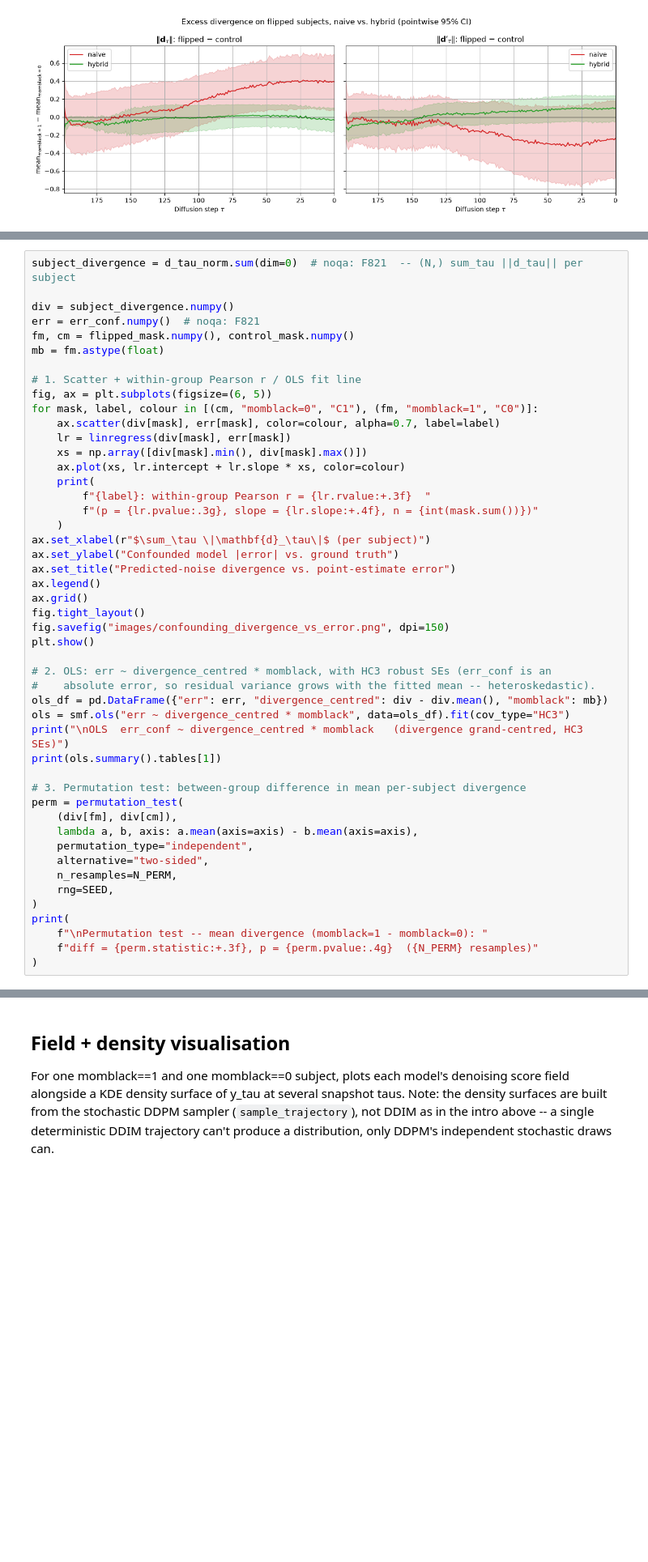
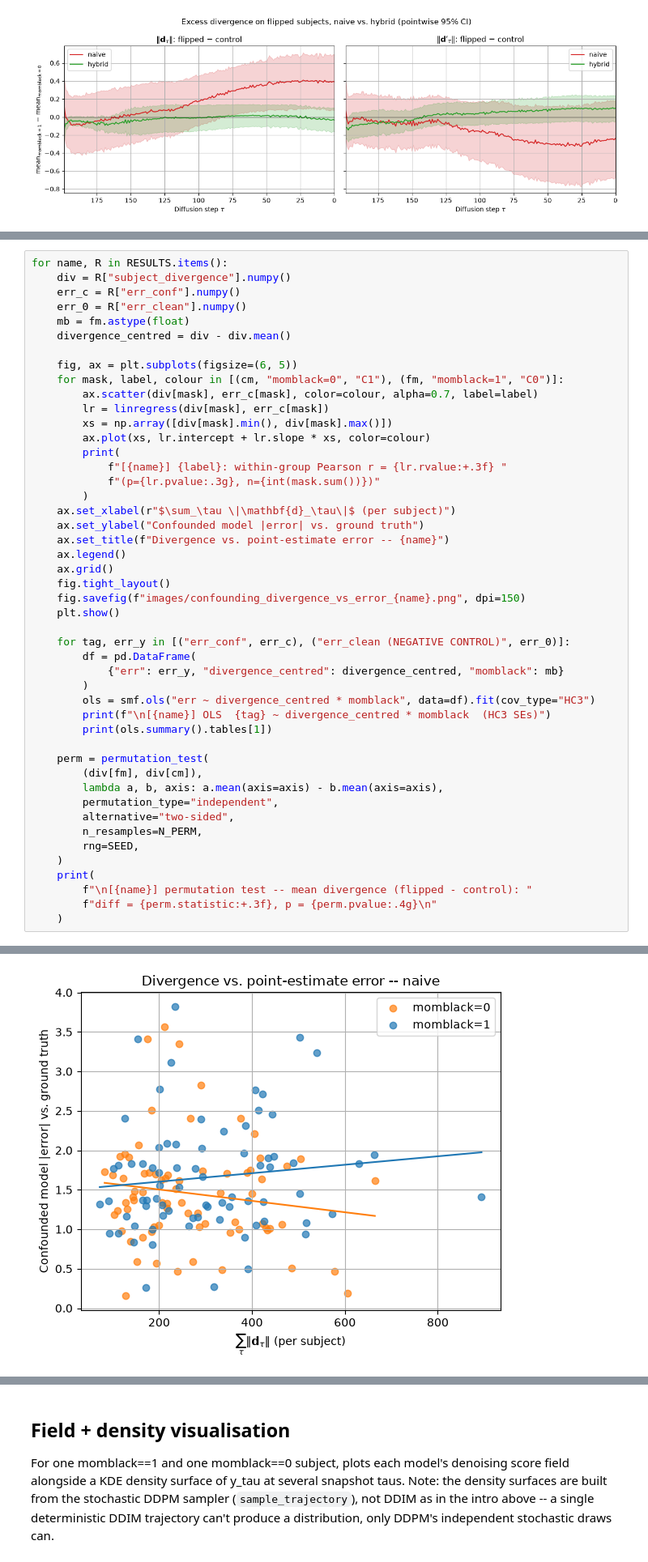
Before and after one commit to case547/diffusion-irregular-ehr, a Jupyter notebook: confounding_diffusion.ipynb, the cells around one changed output, grey strips where cells are left out. Shown at 81% size. Saved outputs shown, nothing was run; the diff lists cells and outputs as text; blank space fills up the shorter version.

```diff
--- a/confounding_diffusion.ipynb
+++ b/confounding_diffusion.ipynb
@@ -353,49 +349,48 @@ weak-but-nonzero relationship should be read as a lower bound.
 # %%
-subject_divergence = d_tau_norm.sum(dim=0)  # noqa: F821  -- (N,) sum_tau ||d_tau|| per subject
+for name, R in RESULTS.items():
+    div = R["subject_divergence"].numpy()
+    err_c = R["err_conf"].numpy()
+    err_0 = R["err_clean"].numpy()
+    mb = fm.astype(float)
+    divergence_centred = div - div.mean()
 
-div = subject_divergence.numpy()
-err = err_conf.numpy()  # noqa: F821
-fm, cm = flipped_mask.numpy(), control_mask.numpy()
-mb = fm.astype(float)
+    fig, ax = plt.subplots(figsize=(6, 5))
+    for mask, label, colour in [(cm, "momblack=0", "C1"), (fm, "momblack=1", "C0")]:
+        ax.scatter(div[mask], err_c[mask], color=colour, alpha=0.7, label=label)
+        lr = linregress(div[mask], err_c[mask])
+        xs = np.array([div[mask].min(), div[mask].max()])
+        ax.plot(xs, lr.intercept + lr.slope * xs, color=colour)
+        print(
+            f"[{name}] {label}: within-group Pearson r = {lr.rvalue:+.3f} "
+            f"(p={lr.pvalue:.3g}, n={int(mask.sum())})"
+        )
+    ax.set_xlabel(r"$\sum_\tau \|\mathbf{d}_\tau\|$ (per subject)")
+    ax.set_ylabel("Confounded model |error| vs. ground truth")
+    ax.set_title(f"Divergence vs. point-estimate error -- {name}")
+    ax.legend()
+    ax.grid()
+    fig.tight_layout()
+    fig.savefig(f"images/confounding_divergence_vs_error_{name}.png", dpi=150)
+    plt.show()
 
-# 1. Scatter + within-group Pearson r / OLS fit line
-fig, ax = plt.subplots(figsize=(6, 5))
-for mask, label, colour in [(cm, "momblack=0", "C1"), (fm, "momblack=1", "C0")]:
-    ax.scatter(div[mask], err[mask], color=colour, alpha=0.7, label=label)
-    lr = linregress(div[mask], err[mask])
-    xs = np.array([div[mask].min(), div[mask].max()])
-    ax.plot(xs, lr.intercept + lr.slope * xs, color=colour)
+    for tag, err_y in [("err_conf", err_c), ("err_clean (NEGATIVE CONTROL)", err_0)]:
+        df = pd.DataFrame(
+            {"err": err_y, "divergence_centred": divergence_centred, "momblack": mb}
+        )
+        ols = smf.ols("err ~ divergence_centred * momblack", data=df).fit(cov_type="HC3")
+        print(f"\n[{name}] OLS  {tag} ~ divergence_centred * momblack  (HC3 SEs)")
+        print(ols.summary().tables[1])
+
+    perm = permutation_test(
+        (div[fm], div[cm]),
+        lambda a, b, axis: a.mean(axis=axis) - b.mean(axis=axis),
+        permutation_type="independent",
+        alternative="two-sided",
+        n_resamples=N_PERM,
+        rng=SEED,
+    )
     print(
-        f"{label}: within-group Pearson r = {lr.rvalue:+.3f}  "
-        f"(p = {lr.pvalue:.3g}, slope = {lr.slope:+.4f}, n = {int(mask.sum())})"
+        f"\n[{name}] permutation test -- mean divergence (flipped - control): "
+        f"diff = {perm.statistic:+.3f}, p = {perm.pvalue:.4g}\n"
     )
-ax.set_xlabel(r"$\sum_\tau \|\mathbf{d}_\tau\|$ (per subject)")
-ax.set_ylabel("Confounded model |error| vs. ground truth")
-ax.set_title("Predicted-noise divergence vs. point-estimate error")
-ax.legend()
-ax.grid()
-fig.tight_layout()
-fig.savefig("images/confounding_divergence_vs_error.png", dpi=150)
-plt.show()
-
-# 2. OLS: err ~ divergence_centred * momblack, with HC3 robust SEs (err_conf is an
-#    absolute error, so residual variance grows with the fitted mean -- heteroskedastic).
-ols_df = pd.DataFrame({"err": err, "divergence_centred": div - div.mean(), "momblack": mb})
-ols = smf.ols("err ~ divergence_centred * momblack", data=ols_df).fit(cov_type="HC3")
-print("\nOLS  err_conf ~ divergence_centred * momblack   (divergence grand-centred, HC3 SEs)")
-print(ols.summary().tables[1])
-
-# 3. Permutation test: between-group difference in mean per-subject divergence
-perm = permutation_test(
-    (div[fm], div[cm]),
-    lambda a, b, axis: a.mean(axis=axis) - b.mean(axis=axis),
-    permutation_type="independent",
-    alternative="two-sided",
-    n_resamples=N_PERM,
-    rng=SEED,
-)
-print(
-    f"\nPermutation test -- mean divergence (momblack=1 - momblack=0): "
-    f"diff = {perm.statistic:+.3f}, p = {perm.pvalue:.4g}  ({N_PERM} resamples)"
-)
 # %% [output]
@@ -402,0 +399 @@ NameError: name 'd_tau_norm' is not defined
+[figure, added]
```
Also changed, not shown: parts of 6 cells of this notebook, 3 other files.
